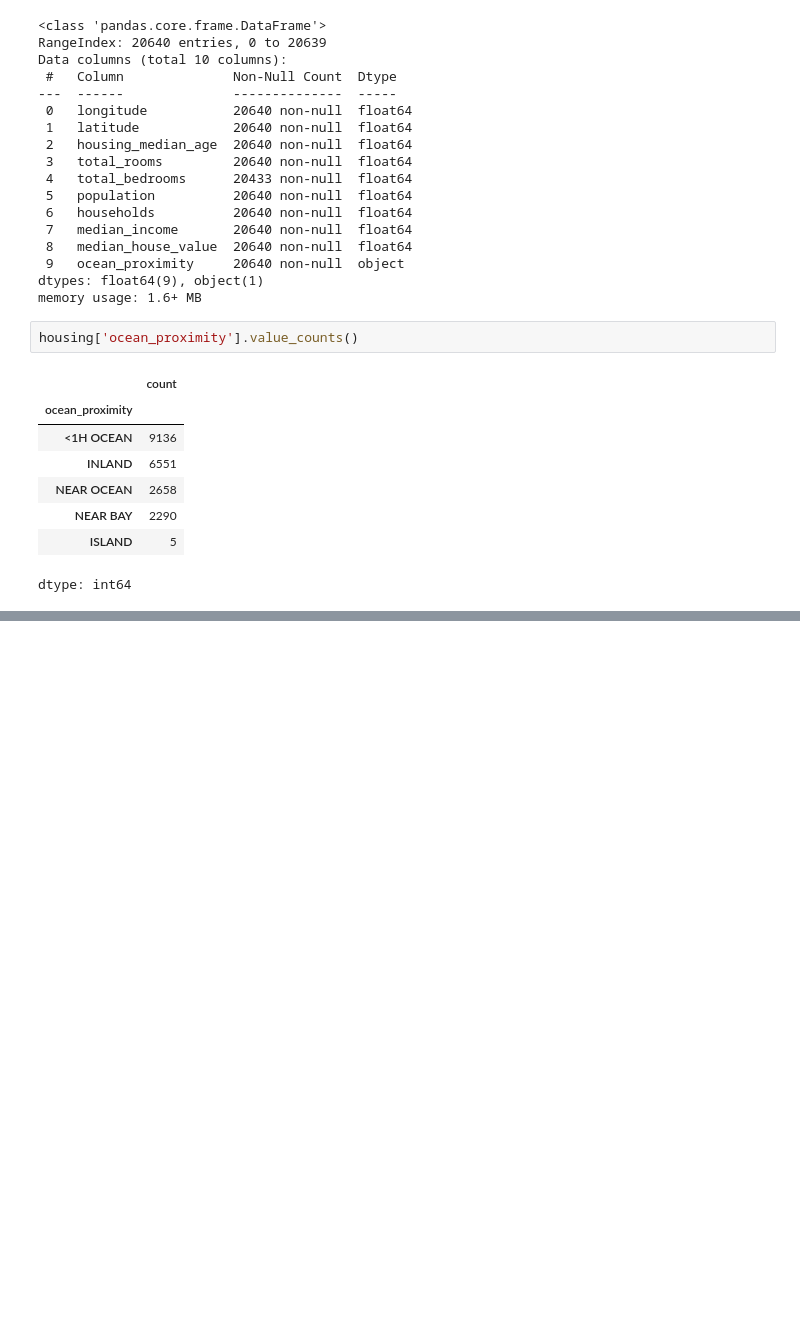
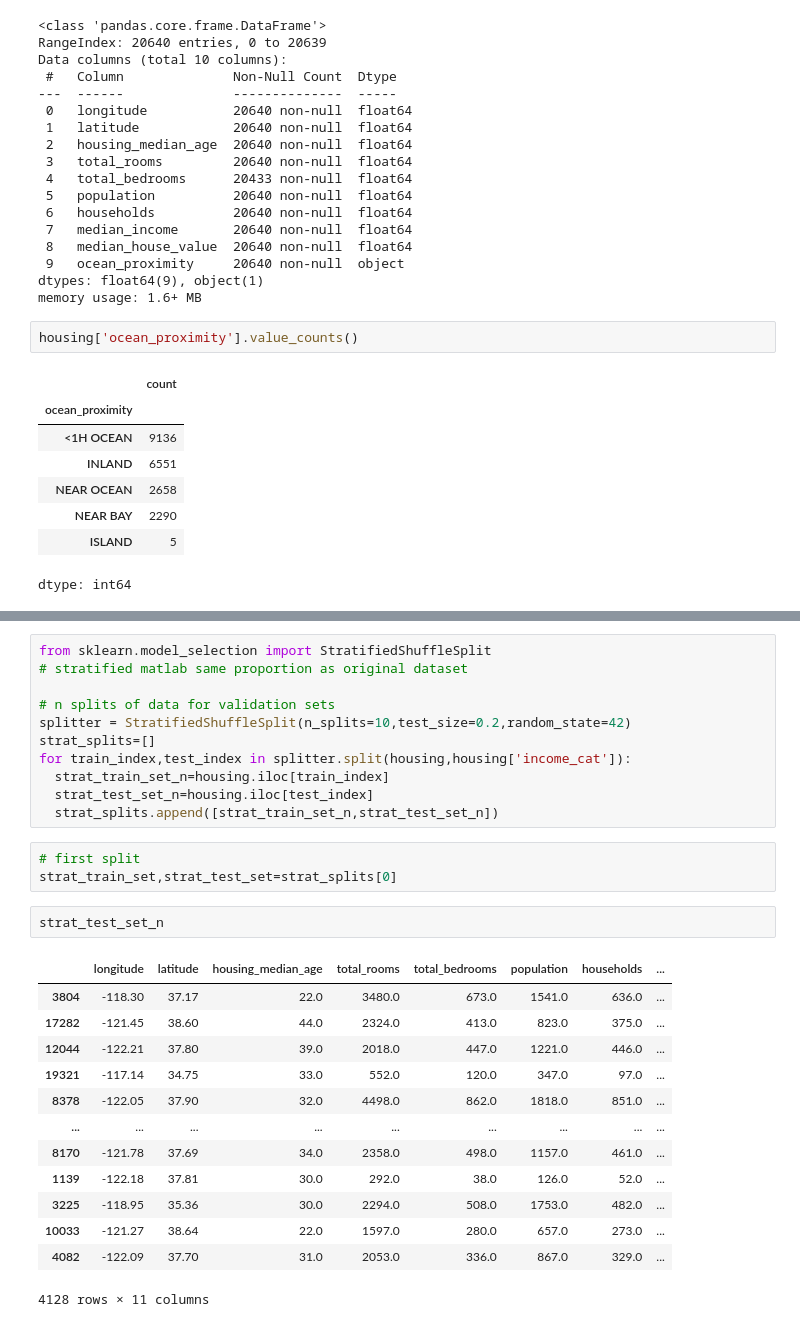
Before and after one commit to mengji-dhanush/California-Housing-Price-Prediction-Model, a Jupyter notebook: California_house_pricing_prediction.ipynb, the cells around one changed output, grey strips where cells are left out. Drawn from its saved outputs; the diff is of its cells as text; blank space fills up the shorter version.

```diff
--- a/California_house_pricing_prediction.ipynb
+++ b/California_house_pricing_prediction.ipynb
@@ -73,0 +131,30 @@ housing.describe()
+# %%
+from sklearn.model_selection import StratifiedShuffleSplit
+# stratified matlab same proportion as original dataset
+
+# n splits of data for validation sets
+splitter = StratifiedShuffleSplit(n_splits=10,test_size=0.2,random_state=42)
+strat_splits=[]
+for train_index,test_index in splitter.split(housing,housing['income_cat']):
+  strat_train_set_n=housing.iloc[train_index]
+  strat_test_set_n=housing.iloc[test_index]
+  strat_splits.append([strat_train_set_n,strat_test_set_n])
+# %%
+# first split
+strat_train_set,strat_test_set=strat_splits[0]
+# %%
+strat_test_set_n
+# %% [output]
+|  | longitude | latitude | housing_median_age | total_rooms | total_bedrooms | population | households | ... |
+| 3804 | -118.30 | 37.17 | 22.0 | 3480.0 | 673.0 | 1541.0 | 636.0 | ... |
+| 17282 | -121.45 | 38.60 | 44.0 | 2324.0 | 413.0 | 823.0 | 375.0 | ... |
+| 12044 | -122.21 | 37.80 | 39.0 | 2018.0 | 447.0 | 1221.0 | 446.0 | ... |
+| 19321 | -117.14 | 34.75 | 33.0 | 552.0 | 120.0 | 347.0 | 97.0 | ... |
+| 8378 | -122.05 | 37.90 | 32.0 | 4498.0 | 862.0 | 1818.0 | 851.0 | ... |
+| ... | ... | ... | ... | ... | ... | ... | ... | ... |
+| 8170 | -121.78 | 37.69 | 34.0 | 2358.0 | 498.0 | 1157.0 | 461.0 | ... |
+| 1139 | -122.18 | 37.81 | 30.0 | 292.0 | 38.0 | 126.0 | 52.0 | ... |
+| 3225 | -118.95 | 35.36 | 30.0 | 2294.0 | 508.0 | 1753.0 | 482.0 | ... |
+| 10033 | -121.27 | 38.64 | 22.0 | 1597.0 | 280.0 | 657.0 | 273.0 | ... |
+| 4082 | -122.09 | 37.70 | 31.0 | 2053.0 | 336.0 | 867.0 | 329.0 | ... |
+4128 rows × 11 columns
```
Also changed, not shown: parts of 18 cells of this notebook.
